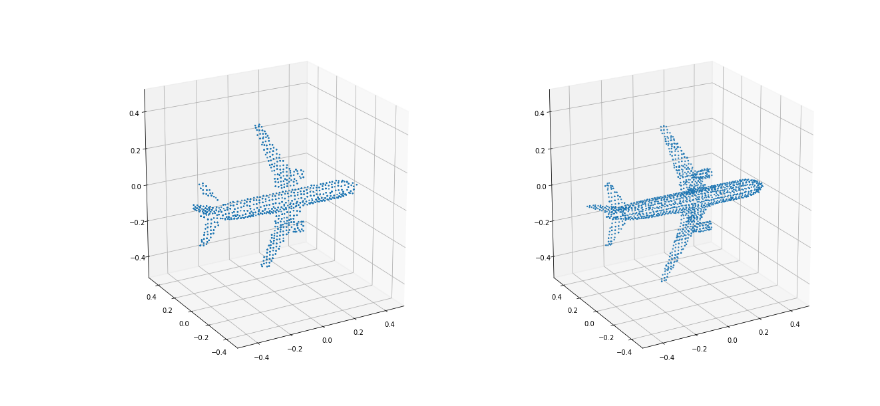
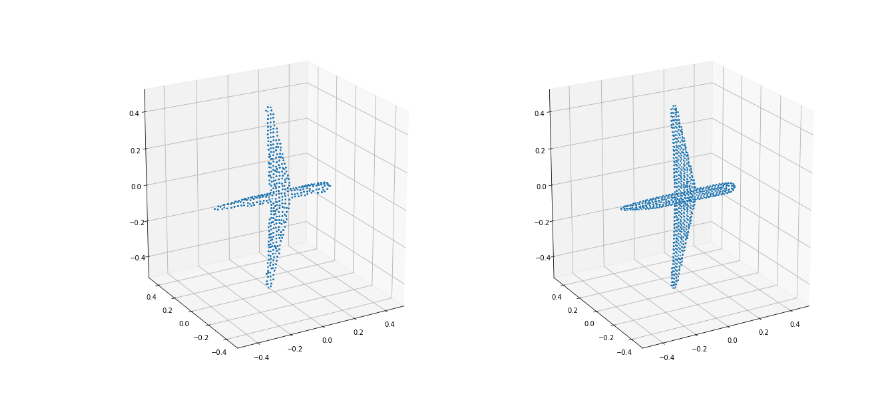
Before and after one commit to RaminHasibi/SA_Net, a Jupyter notebook: Eval.ipynb, the cells around one changed output. Drawn from its saved outputs; the diff is of its cells as text; code cells hidden in the pictures.

```diff
--- a/Eval.ipynb
+++ b/Eval.ipynb
@@ -48,13 +48,13 @@ def plot_3d_point_cloud(x, y, z, show=True, show_axis=True, in_u_sphere=False, m
 # %%
 fig = plt.figure(figsize=(20,10))
 ax_pred = fig.add_subplot(121, projection='3d')
 ax_true = fig.add_subplot(122, projection='3d')
-num = 900
+num = 90
 plot_3d_point_cloud(dataset[num].pos[:,0],
                     dataset[num].pos[:,1],
                     dataset[num].pos[:,2], in_u_sphere=True,axis=ax_pred,show=False);
 plot_3d_point_cloud(dataset[num].y[:,0],
                     dataset[num].y[:,1],
                     dataset[num].y[:,2], in_u_sphere=True,axis=ax_true,show=False);
 # %% [output]
-[figure, old version]
+[figure, new version]
```
Also changed, not shown: 1 other file.
